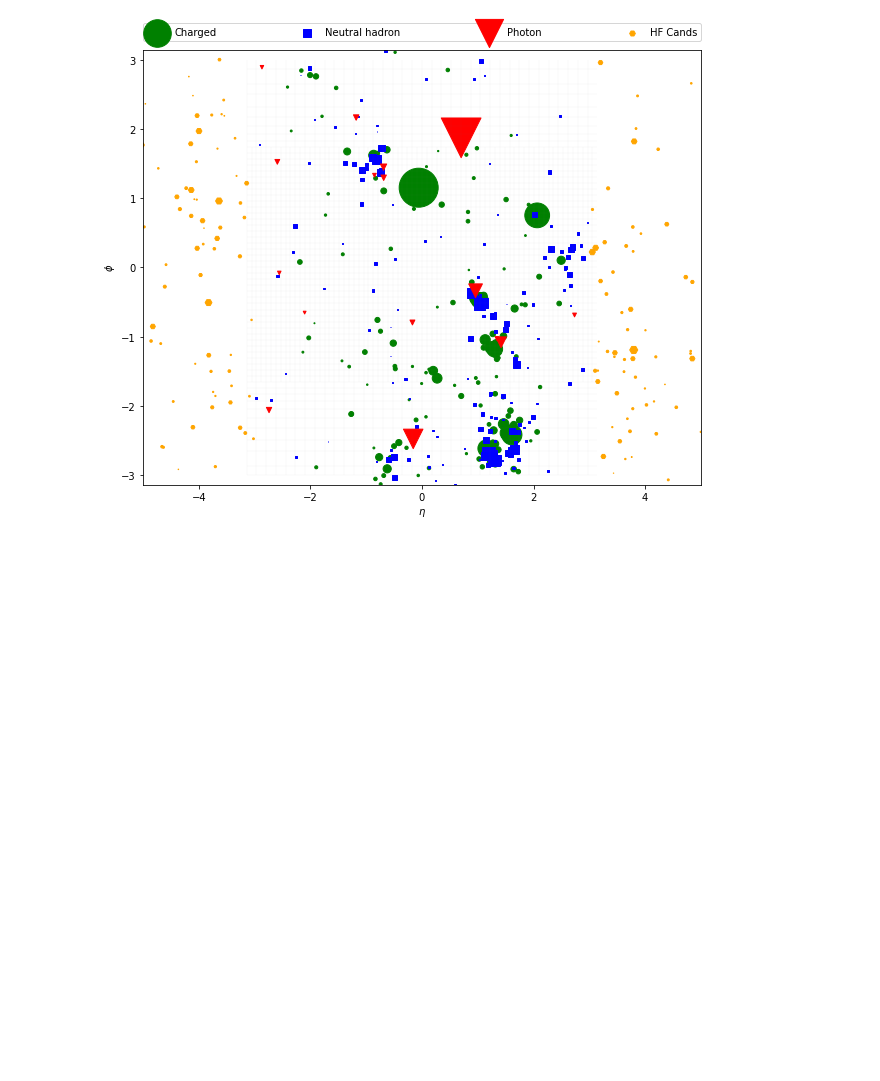
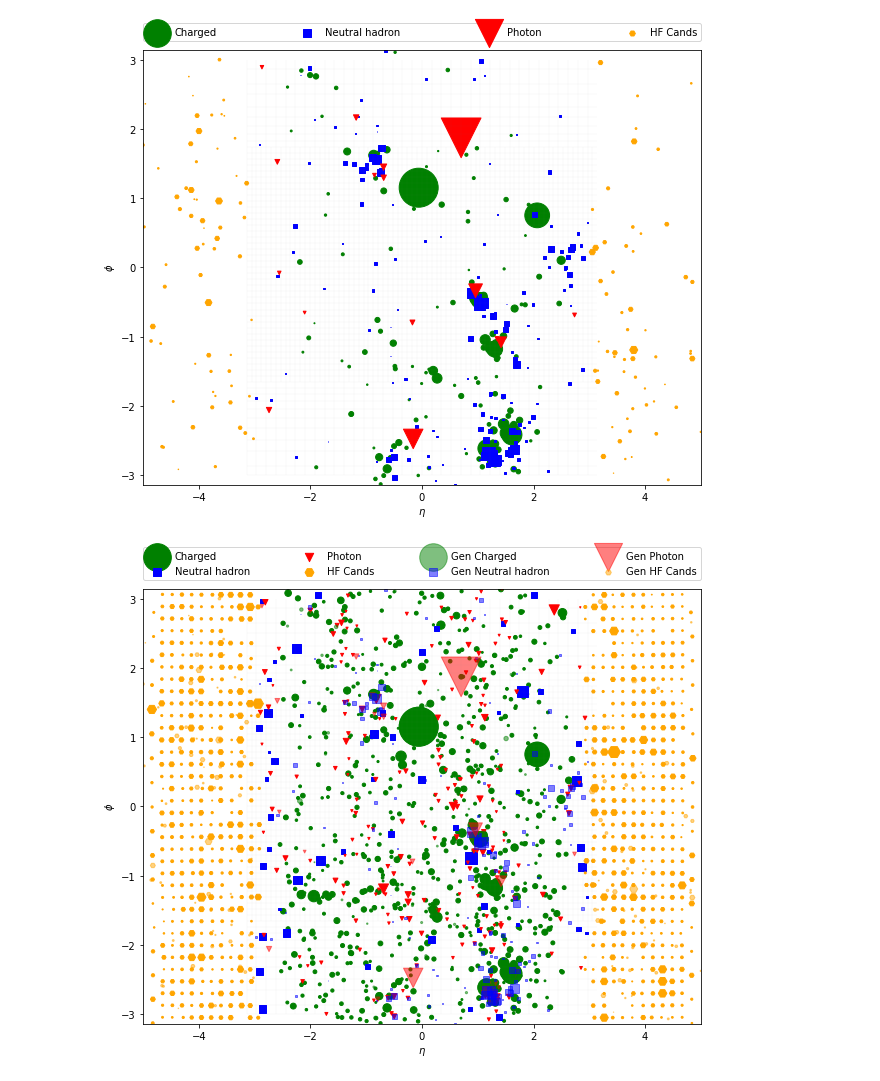
Before and after one commit to gpaspala/PFCands, a Jupyter notebook: Visualization.ipynb, the cells around one changed output. Drawn from its saved outputs; the diff is of its cells as text; code cells hidden in the pictures; blank space fills up the shorter version.

```diff
--- a/Visualization.ipynb
+++ b/Visualization.ipynb
@@ -152,3 +152,29 @@ plt.show()
 [figure]
 [figure]
 [figure]
+# %%
+ievt = 4
+
+# plot all PF Candidates
+fig=plt.figure(figsize=(10,8))
+ax = fig.add_subplot(1, 1, 1)
+ax.scatter(pfcands['PF_eta'][ispfChg][ievt],  pfcands['PF_phi'][ispfChg][ievt],  s=pfcands['PF_pt'][ispfChg][ievt]*20.0,   c='green', label='Charged')
+ax.scatter(pfcands['PF_eta'][ispfNeuH][ievt], pfcands['PF_phi'][ispfNeuH][ievt], s=pfcands['PF_pt'][ispfNeuH][ievt]*20.0,  c='blue', marker='s', label='Neutral hadron')
+ax.scatter(pfcands['PF_eta'][ispfPho][ievt],  pfcands['PF_phi'][ispfPho][ievt],  s=pfcands['PF_pt'][ispfPho][ievt]*20.0,   c='red',marker='v', label='Photon')
+ax.scatter(pfcands['PF_eta'][ispfHF][ievt],   pfcands['PF_phi'][ispfHF][ievt],   s=pfcands['PF_pt'][ispfHF][ievt]*20.0,    c='orange',marker='H', label='HF Cands')
+ax.scatter(genparts['packedGenPart_eta'][isgenChg][ievt],  genparts['packedGenPart_phi'][isgenChg][ievt],   s=genparts['packedGenPart_pt'][isgenChg][ievt]*20.0,  c='green', alpha=0.5, label='Gen Charged')
+ax.scatter(genparts['packedGenPart_eta'][isgenPho][ievt],  genparts['packedGenPart_phi'][isgenPho][ievt],   s=genparts['packedGenPart_pt'][isgenPho][ievt]*20.0,  c='blue', marker='s', alpha=0.5, label='Gen Neutral hadron')
+ax.scatter(genparts['packedGenPart_eta'][isgenNeuH][ievt], genparts['packedGenPart_phi'][isgenNeuH][ievt],  s=genparts['packedGenPart_pt'][isgenNeuH][ievt]*20.0, c='red',marker='v', alpha=0.5, label='Gen Photon')
+ax.scatter(genparts['packedGenPart_eta'][isgenHF][ievt],   genparts['packedGenPart_phi'][isgenHF][ievt],    s=genparts['packedGenPart_pt'][isgenHF][ievt]*20.0,   c='orange',marker='H', alpha=0.5,label='Gen HF Cands')
+ln_coll = make_line_collection()
+ax.add_collection(ln_coll)
+ax.set_ylabel(r'$\phi$')
+#plt.xticks(np.arange(-np.pi, np.pi))
+ax.set_ylim(-np.pi, np.pi)
+ax.set_xlabel(r'$\eta$')
+ax.set_xlim(-5.0, 5.0)
+ax.legend(bbox_to_anchor=(0., 1.02, 1., .102), loc='lower left', ncol=4, mode="expand", borderaxespad=0.)
+#plt.yticks(np.arange(-3.0, 3.0))
+plt.show()
+# %% [output]
+[figure, added]
```
Also changed, not shown: 1 other file.
